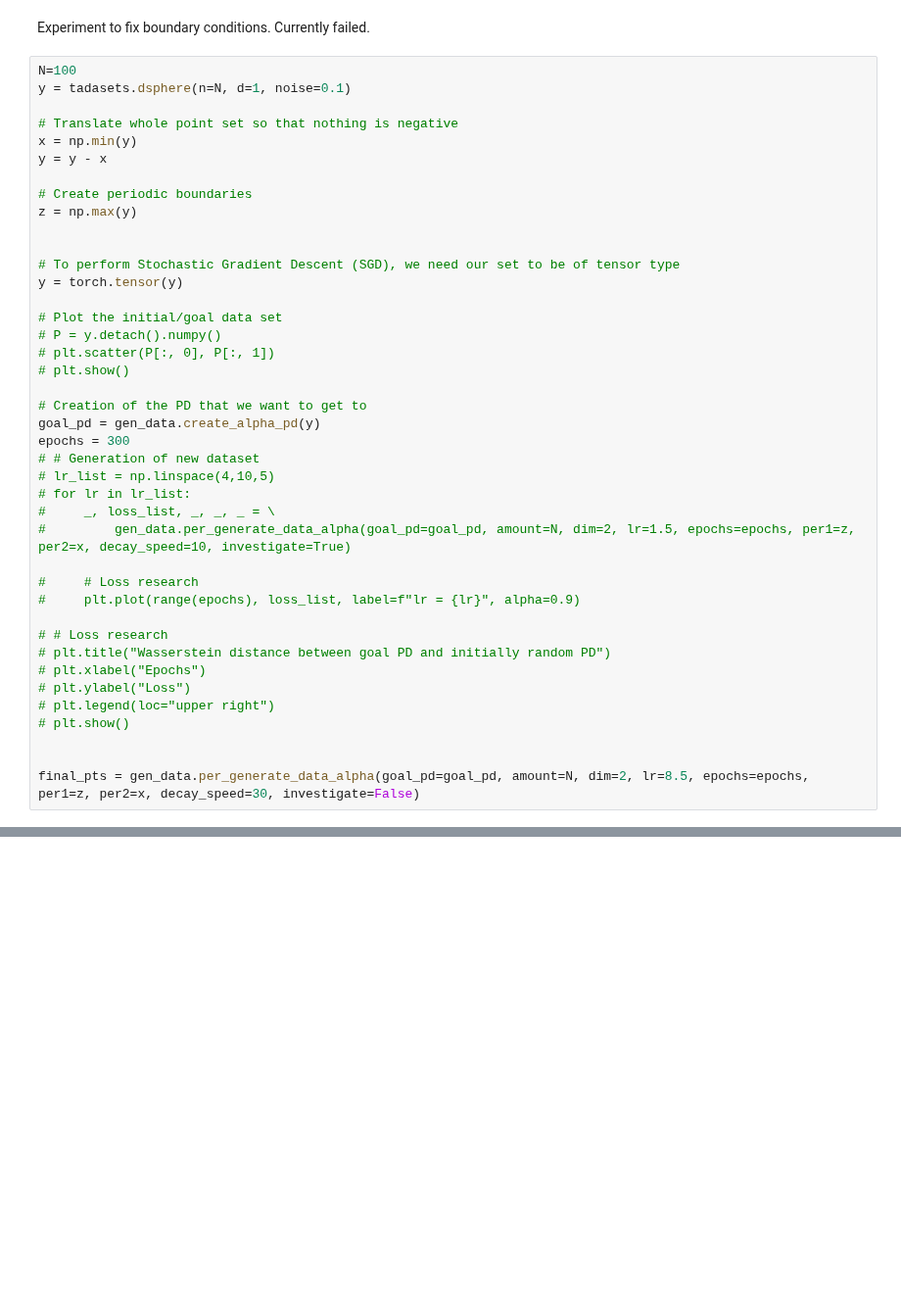
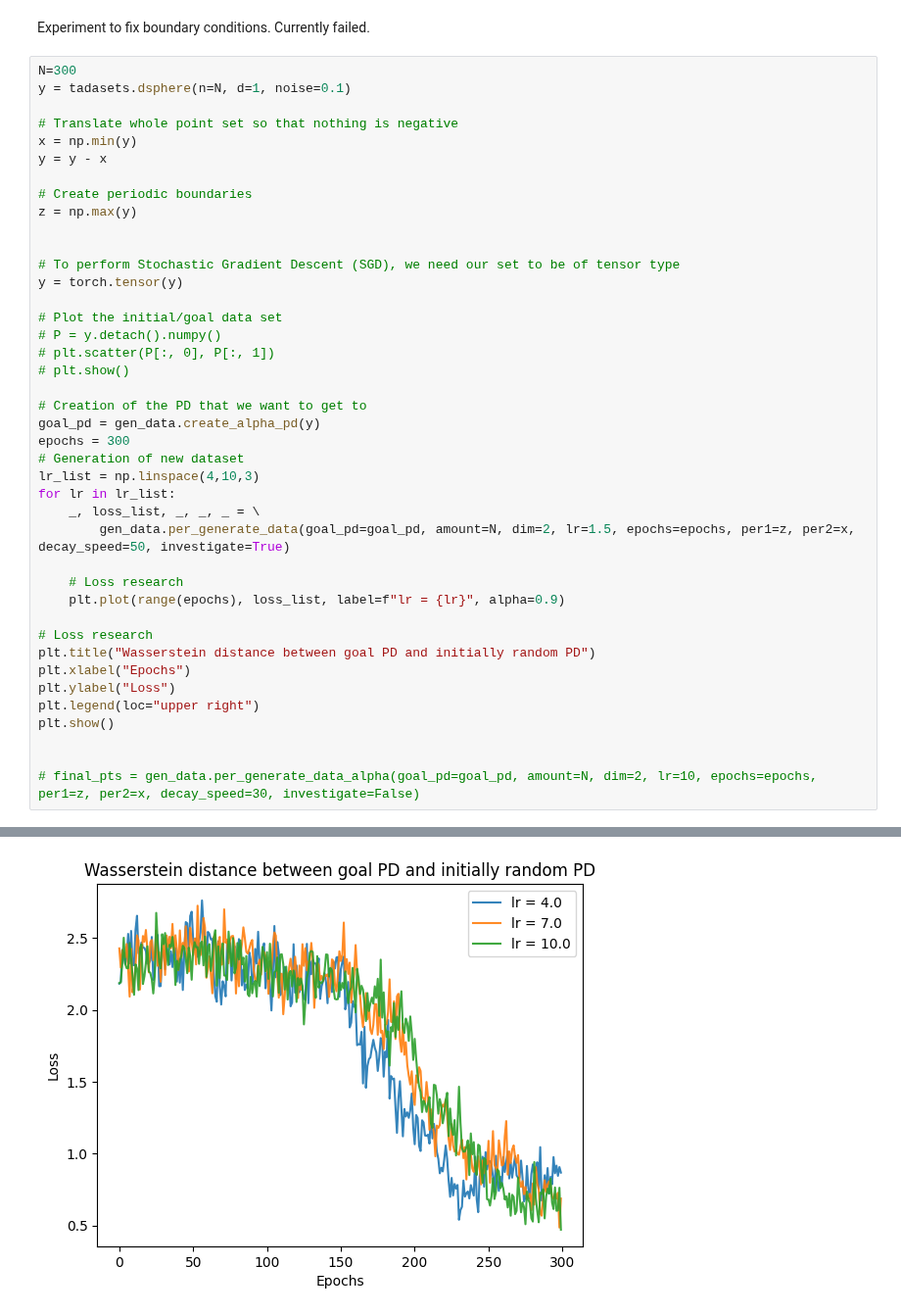
Before and after one commit to sliemelela/masterthesis, a Jupyter notebook: Programming/Inverse Optimization/notebooks/exploration.ipynb, the cells around one changed output, grey strips where cells are left out. Shown at 98% size. Saved outputs shown, nothing was run; the diff lists cells and outputs as text; blank space fills up the shorter version.

```diff
--- a/Programming/Inverse Optimization/notebooks/exploration.ipynb
+++ b/Programming/Inverse Optimization/notebooks/exploration.ipynb
@@ -144,7 +29,7 @@ Error:
 # %% [markdown]
 Experiment to fix boundary conditions. Currently failed.
 # %%
-N=100
+N=300
 y = tadasets.dsphere(n=N, d=1, noise=0.1)
 
 # Translate whole point set so that nothing is negative
@@ -166,22 +51,22 @@ y = torch.tensor(y)
 # Creation of the PD that we want to get to
 goal_pd = gen_data.create_alpha_pd(y)
 epochs = 300
-# # Generation of new dataset
-# lr_list = np.linspace(4,10,5)
-# for lr in lr_list:
-#     _, loss_list, _, _, _ = \
-#         gen_data.per_generate_data_alpha(goal_pd=goal_pd, amount=N, dim=2, lr=1.5, epochs=epochs, per1=z, per2=x, decay_speed=10, investigate=True)
+# Generation of new dataset
+lr_list = np.linspace(4,10,3)
+for lr in lr_list:
+    _, loss_list, _, _, _ = \
+        gen_data.per_generate_data(goal_pd=goal_pd, amount=N, dim=2, lr=1.5, epochs=epochs, per1=z, per2=x, decay_speed=50, investigate=True)
 
-#     # Loss research
-#     plt.plot(range(epochs), loss_list, label=f"lr = {lr}", alpha=0.9)
+    # Loss research
+    plt.plot(range(epochs), loss_list, label=f"lr = {lr}", alpha=0.9)
 
-# # Loss research
-# plt.title("Wasserstein distance between goal PD and initially random PD")
-# plt.xlabel("Epochs")
-# plt.ylabel("Loss")
-# plt.legend(loc="upper right")
-# plt.show()
+# Loss research
+plt.title("Wasserstein distance between goal PD and initially random PD")
+plt.xlabel("Epochs")
+plt.ylabel("Loss")
+plt.legend(loc="upper right")
+plt.show()
 
 
-final_pts = gen_data.per_generate_data_alpha(goal_pd=goal_pd, amount=N, dim=2, lr=8.5, epochs=epochs, per1=z, per2=x, decay_speed=30, investigate=False)
+# final_pts = gen_data.per_generate_data_alpha(goal_pd=goal_pd, amount=N, dim=2, lr=10, epochs=epochs, per1=z, per2=x, decay_speed=30, investigate=False)
 # %% [output]
@@ -188,0 +73 @@ NameError: name 'tadasets' is not defined
+[figure, added]
```
Also changed, not shown: parts of 32 cells of this notebook, 4 other files.
